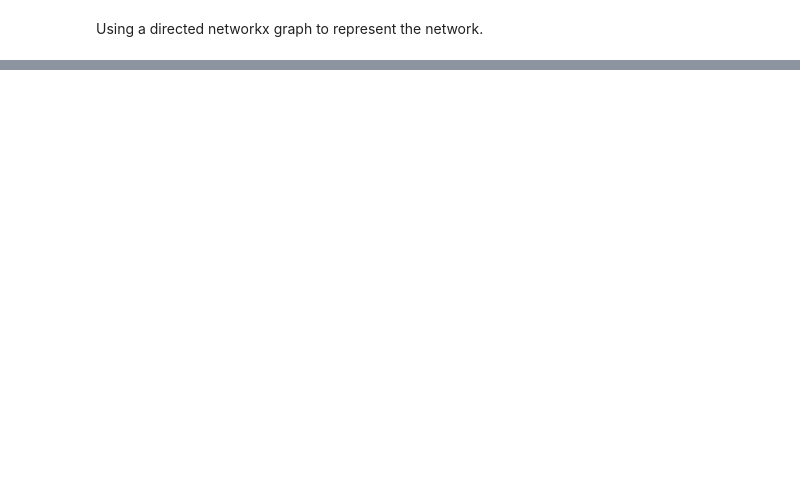
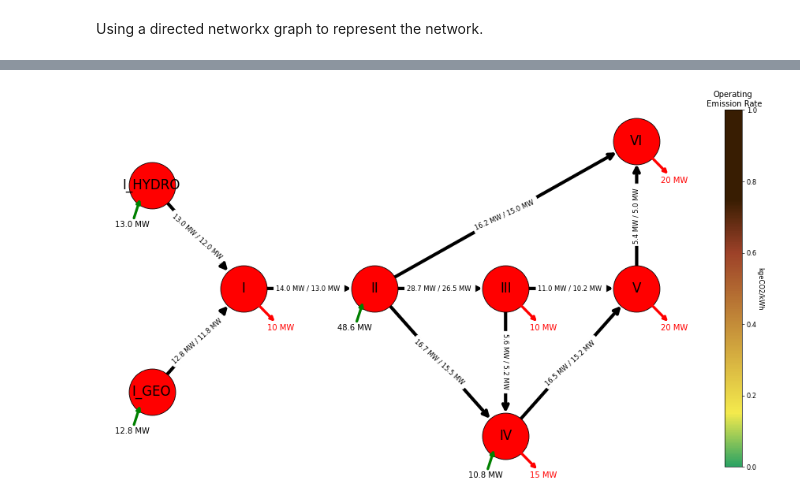
Before and after one commit to CJP123/carbon_trace, a Jupyter notebook: 10_losses.ipynb, the cells around one changed output, grey strips where cells are left out. Drawn from its saved outputs; the diff is of its cells as text; code cells hidden in the pictures; blank space fills up the shorter version.

```diff
--- a/10_losses.ipynb
+++ b/10_losses.ipynb
@@ -134,16 +55,2 @@ bus_
-# %%
-#export
-class Trace():
-    '''
-    Calcuate the electrical flows in a network based on the paper:
-    Electricity Tracing in Systems With and Without Circulating Flows: Physical Insights and Mathematical Proofs
-    DOI: 10.1109/TPWRS.2009.2037506
-    '''
-    def __init__(self,
-                atol=20, # absolute tolerance
-                rtol =.05 # relative tolerance
-                ):
-        self.atol = atol
-        self.rtol = rtol
 # %% [markdown]
 Using a directed networkx graph to represent the network.
@@ -403,0 +168,10 @@ trace.plot_node('V')
+# %%
+trace = Trace()
+trace._network(bus, branch)
+apply_losses()
+trace.process()
+df = trace.df.loc[trace.df.sum(axis=1)!=0,trace.df.sum(axis=0)!=0]
+# df = df.merge(bus.loc[:,['ID_ST','OER']], how='left', left_on='GENERATION', right_on='ID_ST').drop('ID_ST', axis=1)
+# %%
+trace.plot2(oer = dict(bus.loc[:,['ID_ST','OER']].values))
+# %% [output]
@@ -403,0 +179 @@ trace.plot_node('V')
+[figure, added]
```
Also changed, not shown: parts of 26 cells of this notebook, 8 other files.
